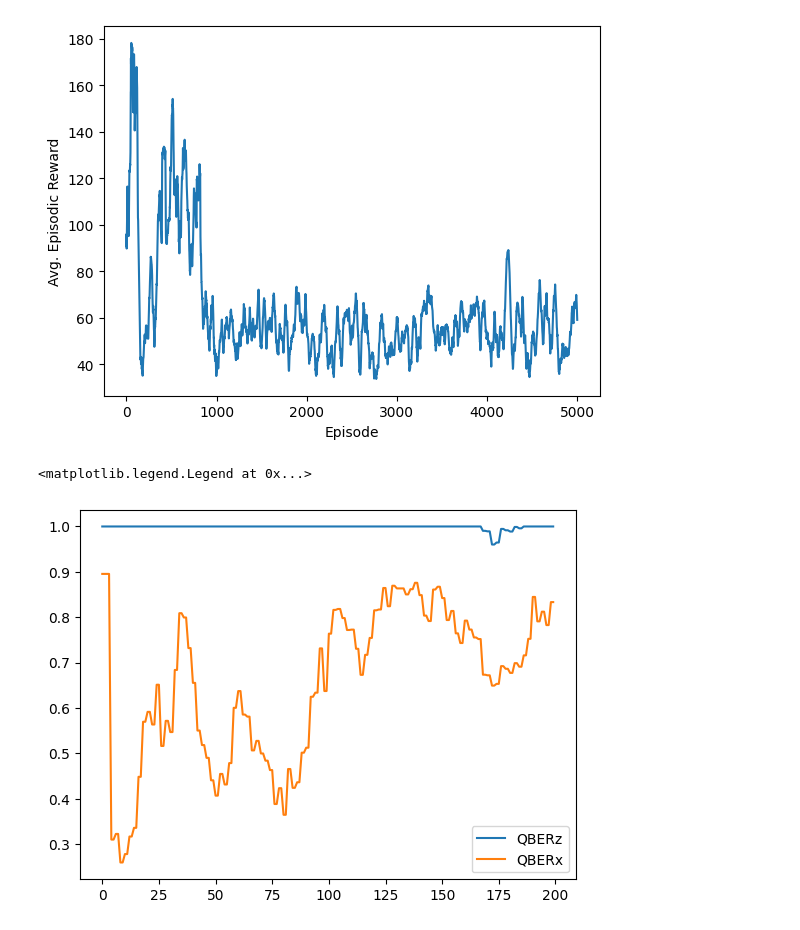
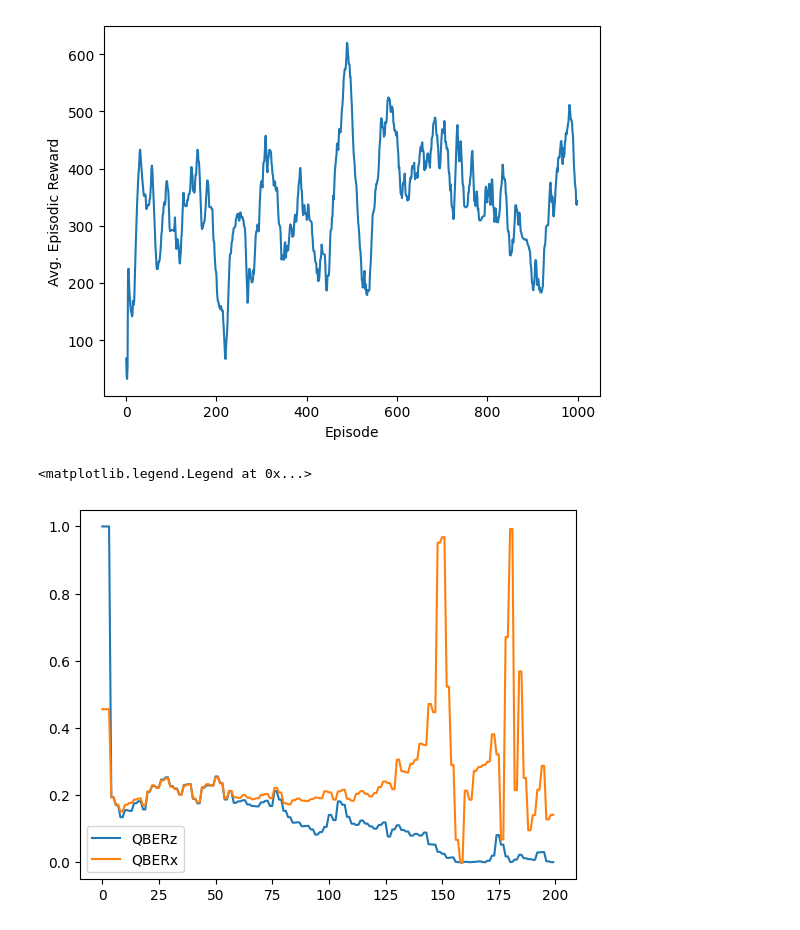
Before and after one commit to callmechristian/qnctrl, a Jupyter notebook: DDPG_simple.ipynb, the cells around one changed output. Cells and saved outputs as stored; diff of their text form; code cells hidden in the pictures.

```diff
--- a/DDPG_simple.ipynb
+++ b/DDPG_simple.ipynb
@@ -22,16 +22,16 @@ To enable them in other operations, rebuild TensorFlow with the appropriate comp
 env = SimpleControlledFixedEnv()
 env.max_t = 2
 env.delta_t = 0.01
-env.fixed_error_ctrl_pump = [2.9, np.pi, 0.9, np.pi]
+env.fixed_error_ctrl_pump = [0, 0, 0, 0]
 env.fixed_error_ctrl_alice = [1.9, 2*np.pi, 2.9, np.pi]
-env.fixed_error_ctrl_bob = [2.9, np.pi, 3.9, np.pi]
+env.fixed_error_ctrl_bob = [0, 0, 0, 0]
 env.fixed_errors_flags = [True, True, True, True,
                           True, True, True, True,
                           True, True, True, True]
 env.latency = 1 # ! remove latency to test
 
 # ENV SPECIFIC
-num_actions = 12
+num_actions = 4
 num_states = 2
 
 upper_bound = 2 * np.pi
@@ -247,7 +247,7 @@ actor_lr = 0.001
 critic_optimizer = keras.optimizers.Adam(critic_lr)
 actor_optimizer = keras.optimizers.Adam(actor_lr)
 
-total_episodes = 5000
+total_episodes = 1000
 # Discount factor for future rewards
 gamma = 0.99
 # Used to update target networks
@@ -279,7 +279,7 @@ for ep in pbar:
         action = policy(tf_prev_state, ou_noise)
         # print(f"action: {action}")
         # Receive state and reward from environment.
-        state, reward, done = env.step(action[0:4], action[4:8], action[8:12])
+        state, reward, done = env.step(np.zeros(4), action[0:4], np.zeros(4))#, action[4:8], action[8:12])
 
         # print(f"state: {state}")
         # print(f"reward: {reward}")
@@ -289,37 +289,37 @@ for ep in pbar:
         episodic_reward += reward
 
         buffer.learn()
 
         update_target(target_actor, actor_model, tau)
         update_target(target_critic, critic_model, tau)
 
         # End this episode when `done` or `truncated` is True
         if done:
             break
 
         prev_state = state
 
     ep_reward_list.append(episodic_reward)
 
     # Mean of last 40 episodes
     avg_reward = np.mean(ep_reward_list[-40:])
     # print("Episode * {} * Avg Reward is ==> {}".format(ep, avg_reward))
     avg_reward_list.append(avg_reward)
 
     # Update tqdm description with average reward
     pbar.set_description(f"Episode {ep} Avg Reward: {avg_reward:.2f} Last Steps: {env.max_t/env.delta_t}")
 
 # Plotting graph
 # Episodes versus Avg. Rewards
 plt.plot(avg_reward_list)
 plt.xlabel("Episode")
 plt.ylabel("Avg. Episodic Reward")
 plt.show()
 # %% [output]
-[figure, old version]
+[figure, new version]
 # %%
 plt.plot(env.qber_history)
 plt.legend(["QBERz", "QBERx"])
 # %% [output]
 <matplotlib.legend.Legend at 0x...>
-[figure, old version]
+[figure, new version]
```
Also changed, not shown: parts of 3 cells of this notebook, 3 other files.
